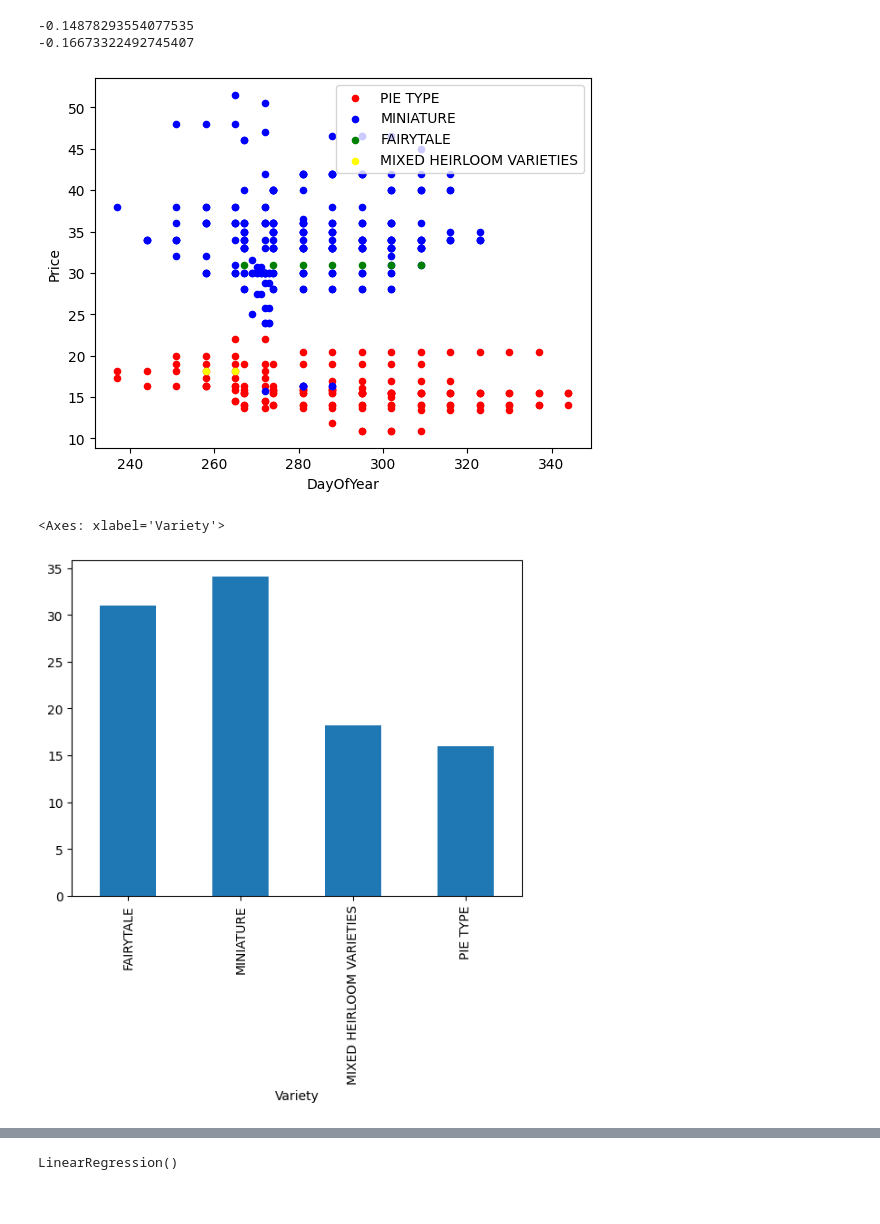
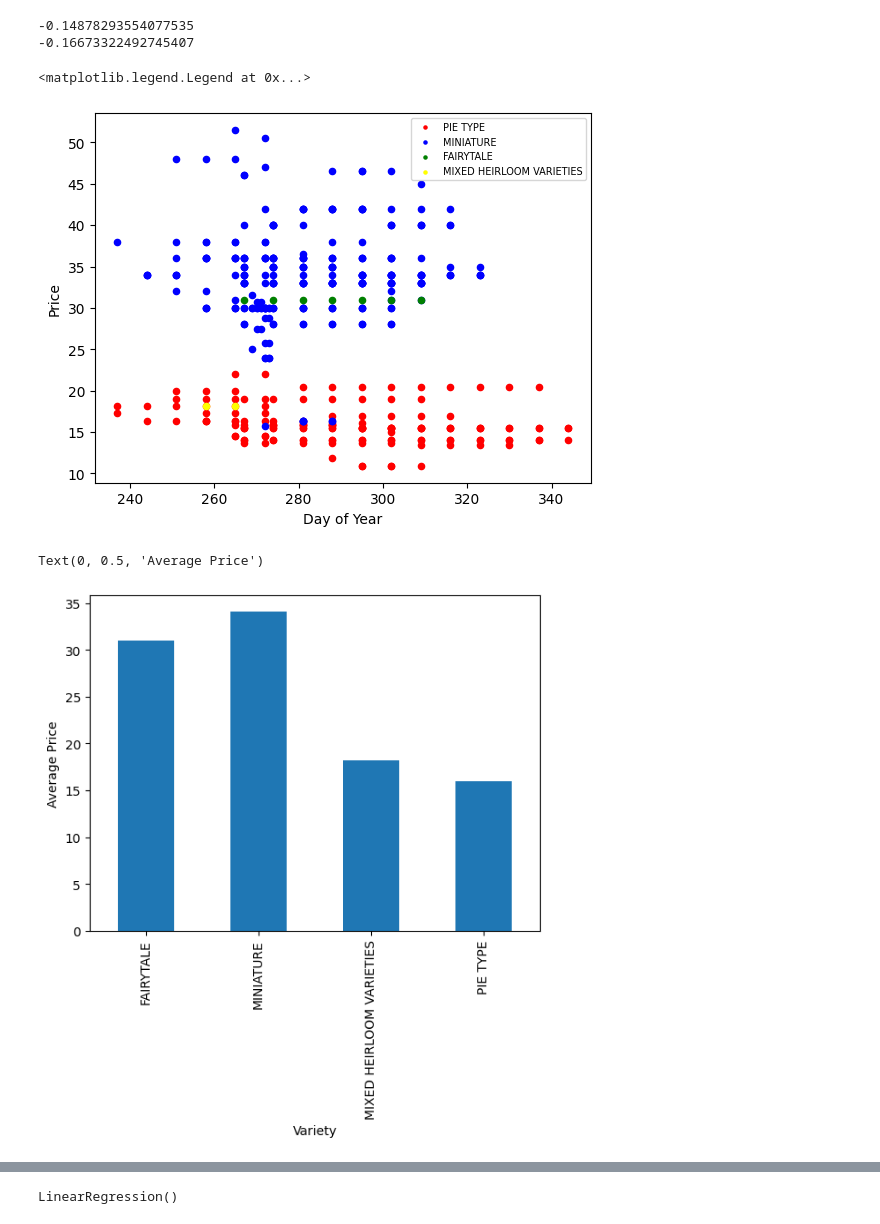
Before and after one commit to jsandtangen/Microsoft-ML-Course, a Jupyter notebook: Regression/Linear/notebook.ipynb, the cells around one changed output, grey strips where cells are left out. Cells and saved outputs as stored; diff of their text form; code cells hidden in the pictures.

```diff
--- a/Regression/Linear/notebook.ipynb
+++ b/Regression/Linear/notebook.ipynb
@@ -6,5 +7,4 @@ from datetime import datetime
 # %%
-pumpkins = pd.read_csv("C:\\Users\\jsand\\OneDrive - OsloMet\\NETTSKY\\JOBB\\IT\\prosjekter\\Microsoft-ML-Course\\Regression\\Information\\US-pumpkins.csv")
-
+pumpkins = pd.read_csv("../data/US-pumpkins.csv")
 pumpkins.head()
 # %% [output]
@@ -61,16 +72,21 @@ print(new_pumpkins['DayOfYear'].corr(new_pumpkins['Price']))
 # %%
 ax=None
 colors = ['red','blue','green','yellow']
 for i,var in enumerate(new_pumpkins['Variety'].unique()):
     df = new_pumpkins[new_pumpkins['Variety']==var]
     ax = df.plot.scatter('DayOfYear','Price',ax=ax,c=colors[i],label=var)
+
+ax.set_xlabel('Day of Year')
+ax.legend(fontsize=7, markerscale=0.5)
 # %% [output]
+<matplotlib.legend.Legend at 0x...>
-[figure, old version]
+[figure, new version]
 # %%
 new_pumpkins.groupby('Variety')['Price'].mean().plot(kind='bar')
+plt.ylabel('Average Price')
 # %% [output]
-<Axes: xlabel='Variety'>
+Text(0, 0.5, 'Average Price')
-[figure, old version]
+[figure, new version]
 # %%
 pie_pumpkins = new_pumpkins[new_pumpkins['Variety']=='PIE TYPE']
 pie_pumpkins.plot.scatter('DayOfYear','Price')
```
Also changed, not shown: parts of 6 cells of this notebook.
